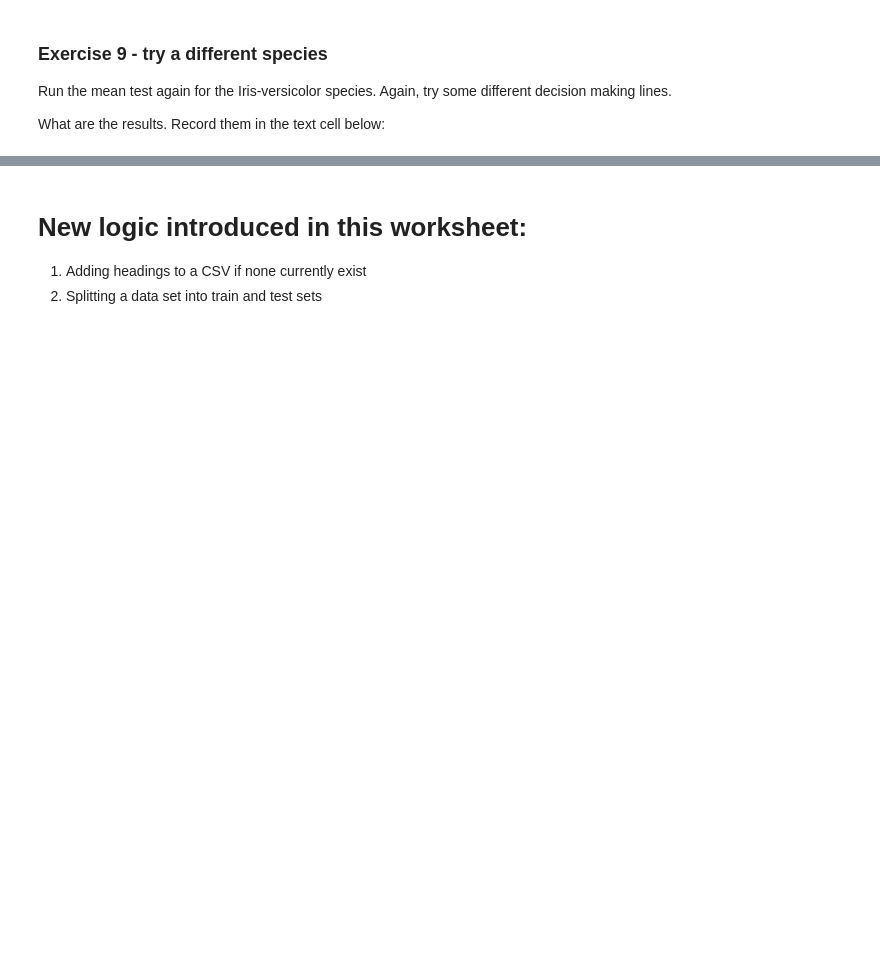
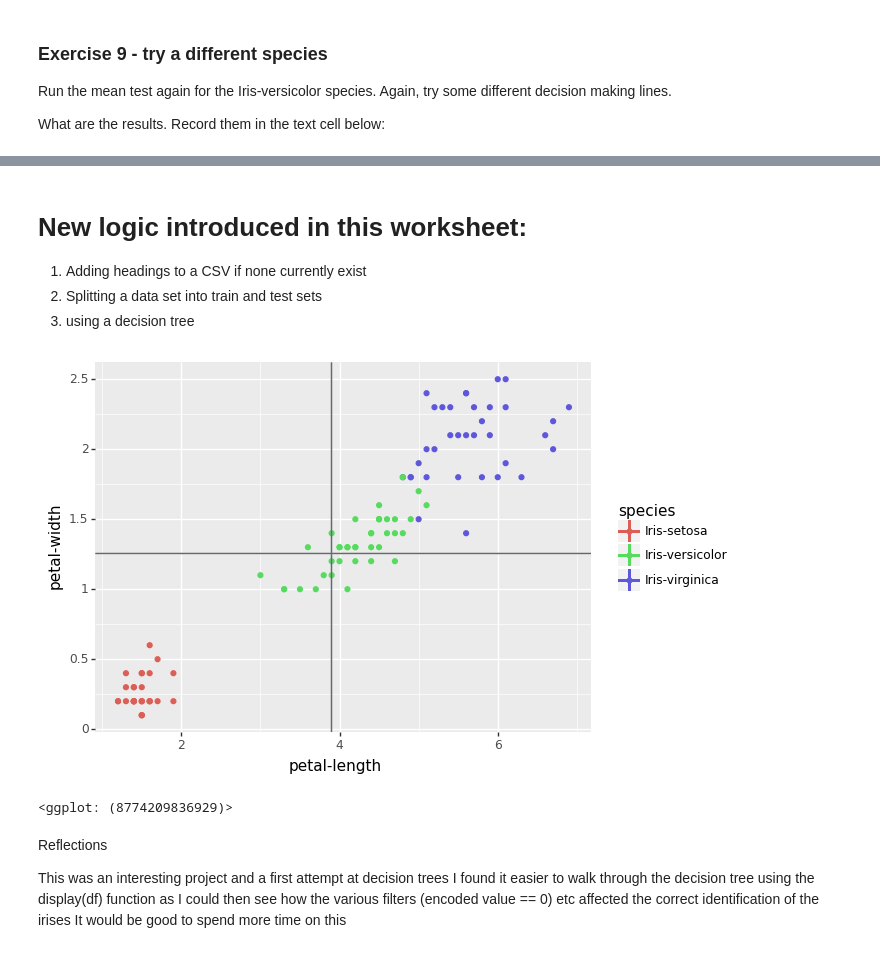
Before and after one commit to UnaRam/pythonFundamemtals, a Jupyter notebook: Una_15_2_Decision_Tree_coded_model.ipynb, the cells around one changed output, grey strips where cells are left out. Cells and saved outputs as stored; diff of their text form; code cells hidden in the pictures; blank space fills up the shorter version.

```diff
--- a/Una_15_2_Decision_Tree_coded_model.ipynb
+++ b/Una_15_2_Decision_Tree_coded_model.ipynb
@@ -390,7 +630,17 @@ Write your answers here:
 
 1.  Adding headings to a CSV if none currently exist
 2.  Splitting a data set into train and test sets
+3. using a decision tree
 # %%
 ## this type of plot will show the distribution on a chart
 from plotnine import *
-ggplot(train, aes(x='petal-length', y='petal-width', color='species')) + geom_point() + geom_vline(train, aes(xintercept=train['petal-length'].mean(), color='species')) + geom_hline(train, aes(yintercept=train['petal-width'].mean(), color='species'))
+ggplot(train_df, aes(x='petal-length', y='petal-width', color='species')) + geom_point() + geom_vline(train_df, aes(xintercept=train_df['petal-length'].mean(), color='species')) + geom_hline(train_df, aes(yintercept=train_df['petal-width'].mean(), color='species'))
+# %% [output]
+[figure, added]
+<ggplot: (8774209836929)>
+# %% [markdown]
+Reflections
+
+This was an interesting project and a first attempt at decision trees
+I found it easier to walk through the decision tree using the display(df) function as I could then see how  the various filters (encoded value == 0) etc affected the correct identification of the irises
+It would be good to spend more time on this
```
Also changed, not shown: parts of 28 cells of this notebook.
